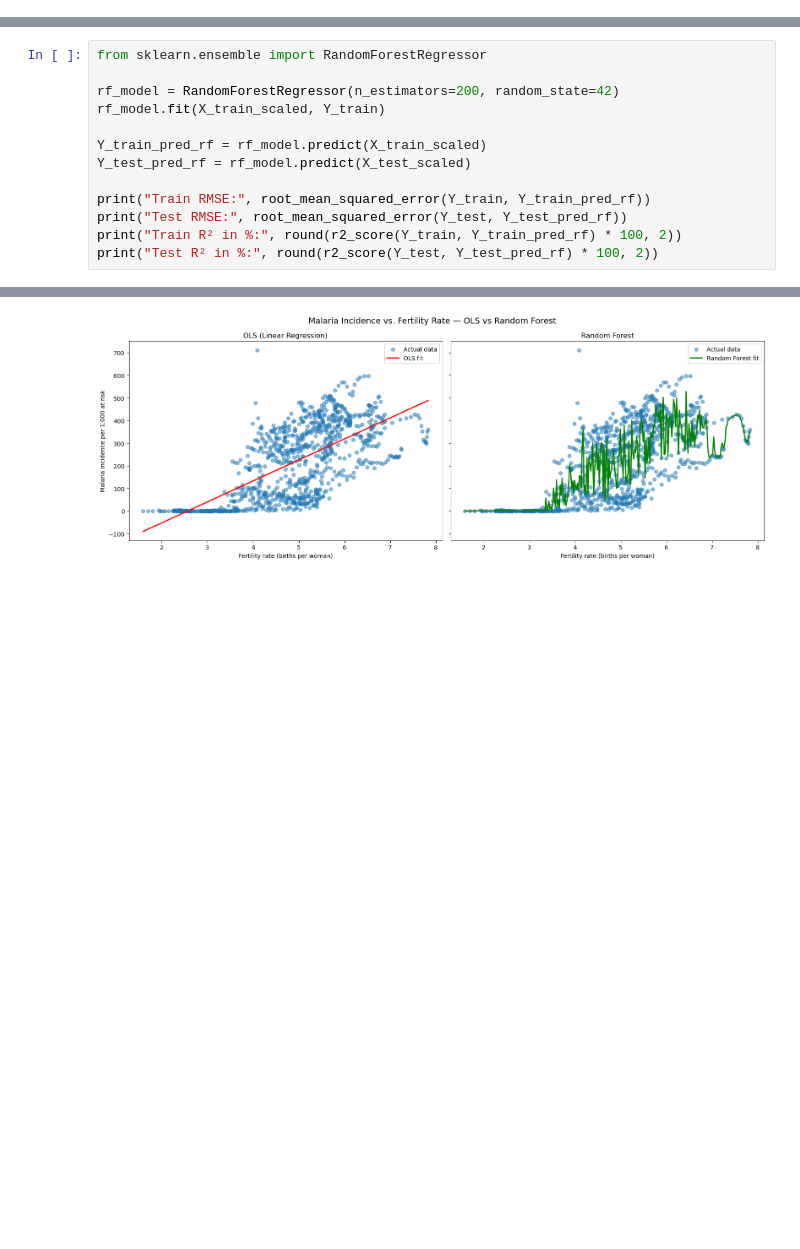
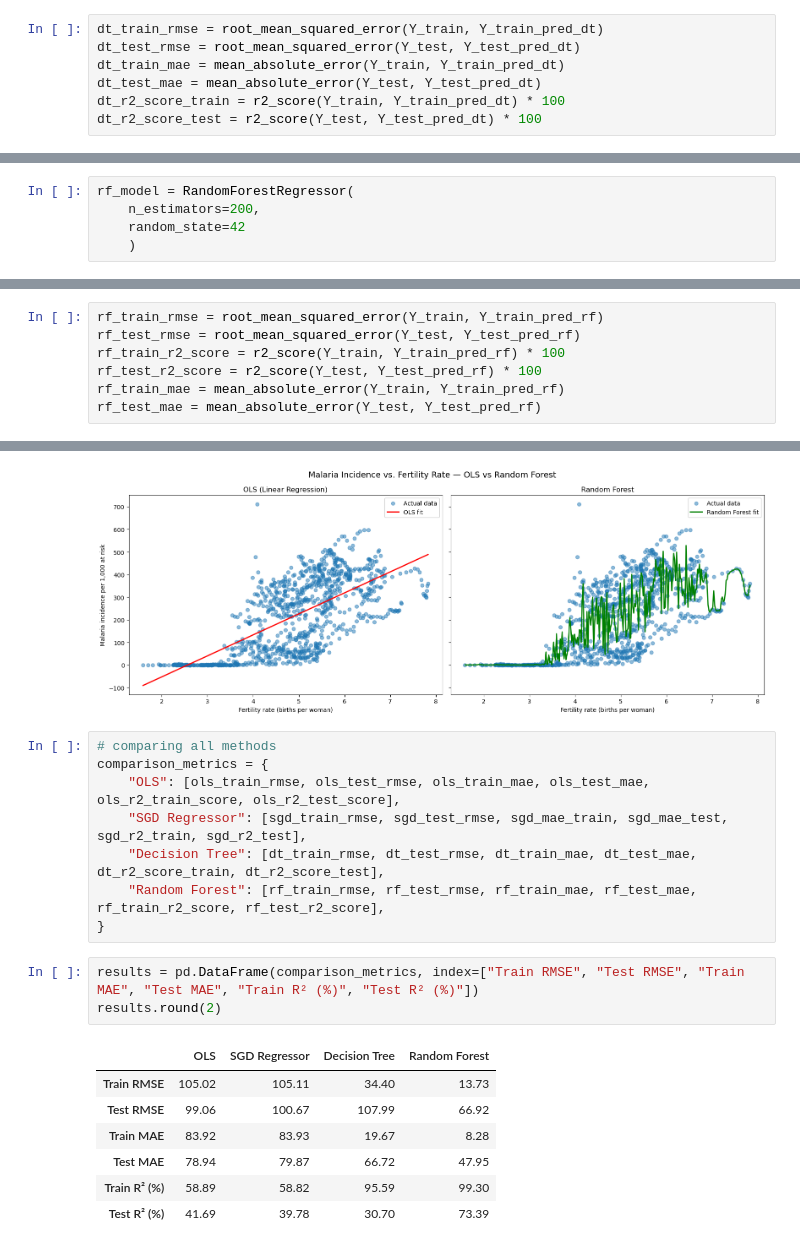
Before and after one commit to BodeMurairi2/linear_regression_model, a Jupyter notebook: summative/linear_regression/multivariate.ipynb, the cells around one changed output, grey strips where cells are left out. Saved outputs shown, nothing was run; the diff lists cells and outputs as text; blank space fills up the shorter version.

```diff
--- a/summative/linear_regression/multivariate.ipynb
+++ b/summative/linear_regression/multivariate.ipynb
@@ -693,0 +755,7 @@ max_depth=None: Train R²=100.00%, Test R²=22.11%
+# %%
+dt_train_rmse = root_mean_squared_error(Y_train, Y_train_pred_dt)
+dt_test_rmse = root_mean_squared_error(Y_test, Y_test_pred_dt)
+dt_train_mae = mean_absolute_error(Y_train, Y_train_pred_dt)
+dt_test_mae = mean_absolute_error(Y_test, Y_test_pred_dt)
+dt_r2_score_train = r2_score(Y_train, Y_train_pred_dt) * 100
+dt_r2_score_test = r2_score(Y_test, Y_test_pred_dt) * 100
@@ -694,13 +778,5 @@ max_depth=None: Train R²=100.00%, Test R²=22.11%
 # %%
-from sklearn.ensemble import RandomForestRegressor
-
-rf_model = RandomForestRegressor(n_estimators=200, random_state=42)
-rf_model.fit(X_train_scaled, Y_train)
-
-Y_train_pred_rf = rf_model.predict(X_train_scaled)
-Y_test_pred_rf = rf_model.predict(X_test_scaled)
-
-print("Train RMSE:", root_mean_squared_error(Y_train, Y_train_pred_rf))
-print("Test RMSE:", root_mean_squared_error(Y_test, Y_test_pred_rf))
-print("Train R² in %:", round(r2_score(Y_train, Y_train_pred_rf) * 100, 2))
-print("Test R² in %:", round(r2_score(Y_test, Y_test_pred_rf) * 100, 2))
+rf_model = RandomForestRegressor(
+    n_estimators=200,
+    random_state=42
+    )
@@ -711,0 +791,7 @@ Test R² in %: 73.39
+# %%
+rf_train_rmse = root_mean_squared_error(Y_train, Y_train_pred_rf)
+rf_test_rmse = root_mean_squared_error(Y_test, Y_test_pred_rf)
+rf_train_r2_score = r2_score(Y_train, Y_train_pred_rf) * 100
+rf_test_r2_score = r2_score(Y_test, Y_test_pred_rf) * 100
+rf_train_mae = mean_absolute_error(Y_train, Y_train_pred_rf)
+rf_test_mae = mean_absolute_error(Y_test, Y_test_pred_rf)
@@ -778,3 +876,22 @@ plt.tight_layout()
 plt.show()
 # %% [output]
 [figure]
+# %%
+# comparing all methods
+comparison_metrics = {
+    "OLS": [ols_train_rmse, ols_test_rmse, ols_train_mae, ols_test_mae, ols_r2_train_score, ols_r2_test_score],
+    "SGD Regressor": [sgd_train_rmse, sgd_test_rmse, sgd_mae_train, sgd_mae_test, sgd_r2_train, sgd_r2_test],
+    "Decision Tree": [dt_train_rmse, dt_test_rmse, dt_train_mae, dt_test_mae, dt_r2_score_train, dt_r2_score_test],
+    "Random Forest": [rf_train_rmse, rf_test_rmse, rf_train_mae, rf_test_mae, rf_train_r2_score, rf_test_r2_score],
+}
+# %%
+results = pd.DataFrame(comparison_metrics, index=["Train RMSE", "Test RMSE", "Train MAE", "Test MAE", "Train R² (%)", "Test R² (%)"])
+results.round(2)
+# %% [output]
+|  | OLS | SGD Regressor | Decision Tree | Random Forest |
+| Train RMSE | 105.02 | 105.11 | 34.40 | 13.73 |
+| Test RMSE | 99.06 | 100.67 | 107.99 | 66.92 |
+| Train MAE | 83.92 | 83.93 | 19.67 | 8.28 |
+| Test MAE | 78.94 | 79.87 | 66.72 | 47.95 |
+| Train R² (%) | 58.89 | 58.82 | 95.59 | 99.30 |
+| Test R² (%) | 41.69 | 39.78 | 30.70 | 73.39 |
```
Also changed, not shown: parts of 26 cells of this notebook.
